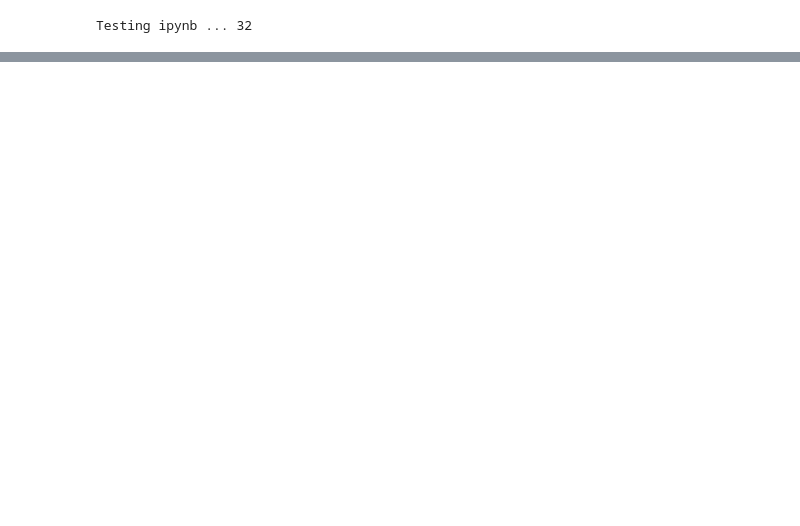
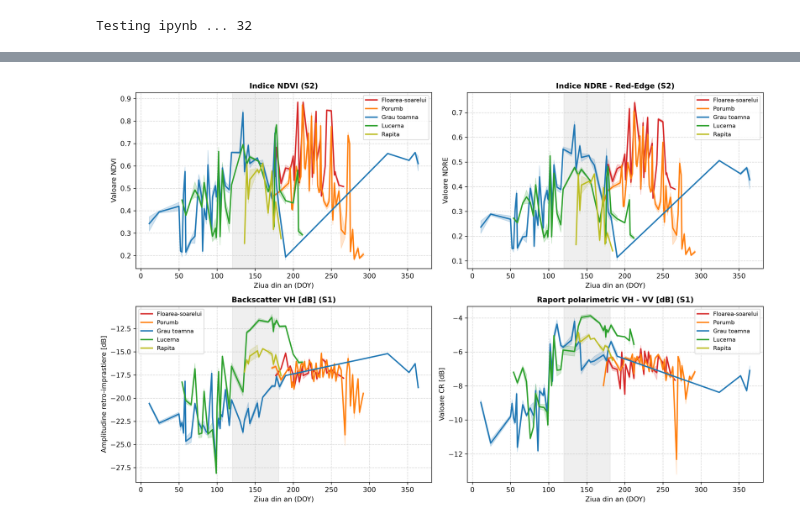
Before and after one commit to alexenache10/agritwin-dacia5, a Jupyter notebook: notebooks/00_dacia5_inspection.ipynb, the cells around one changed output, grey strips where cells are left out. Saved outputs shown, nothing was run; the diff lists cells and outputs as text; code cells hidden in the pictures; blank space fills up the shorter version.

```diff
--- a/notebooks/00_dacia5_inspection.ipynb
+++ b/notebooks/00_dacia5_inspection.ipynb
@@ -74,0 +280,94 @@ plt.close()
+# %%
+from scipy.io import loadmat
+
+sample_subset = df_meta[
+    df_meta["target"].isin([101, 108, 131, 151, 202])
+].sample(n=min(1200, len(df_meta)), random_state=42).copy()
+
+s1_base_train = DATA_ROOT / "32x32_patches/32x32_SAR+MSI_patches/problem1/training_2020-2023/sentinel1_patches_mat"
+s2_base_train = DATA_ROOT / "32x32_patches/32x32_SAR+MSI_patches/problem1/training_2020-2023/sentinel2_patches_mat"
+s1_base_test = DATA_ROOT / "32x32_patches/32x32_SAR+MSI_patches/problem1/test_2024/sentinel1_patches_mat"
+s2_base_test = DATA_ROOT / "32x32_patches/32x32_SAR+MSI_patches/problem1/test_2024/sentinel2_patches_mat"
+
+profile_records = []
+
+for _, r in sample_subset.iterrows():
+    s1_p = (s1_base_train if r["split"] == "train" else s1_base_test) / r["s1_filename"]
+    s2_p = (s2_base_train if r["split"] == "train" else s2_base_test) / r["s2_filename"]
+    if not (s1_p.exists() and s2_p.exists()):
+        continue
+
+    m1 = loadmat(str(s1_p))
+    m2 = loadmat(str(s2_p))
+    k1 = [k for k in m1.keys() if not k.startswith("__")][0]
+    k2 = [k for k in m2.keys() if not k.startswith("__")][0]
+
+    s1 = m1[k1].astype(np.float32)
+    s2 = m2[k2].astype(np.float32)
+
+    if s1.ndim == 3 and s1.shape[0] == 2:
+        s1 = np.transpose(s1, (1, 2, 0))
+    if s2.ndim == 3 and s2.shape[0] == 12:
+        s2 = np.transpose(s2, (1, 2, 0))
+
+    red = s2[:, :, 3].mean() / 10000.0
+    re1 = s2[:, :, 4].mean() / 10000.0
+    nir = s2[:, :, 7].mean() / 10000.0
+    swir = s2[:, :, 10].mean() / 10000.0
+
+    ndvi_val = (nir - red) / (nir + red + 1e-6)
+    ndre_val = (nir - re1) / (nir + re1 + 1e-6)
+    ndwi_val = (s2[:, :, 2].mean() / 10000.0 - nir) / (s2[:, :, 2].mean() / 10000.0 + nir + 1e-6)
+
+    vv_val = s1[:, :, 0].mean()
+    vh_val = s1[:, :, 1].mean()
+    cr_val = vh_val - vv_val
+
+    profile_records.append({
+        "crop_name": r["crop_name"],
+        "doy": r["doy"],
+        "ndvi": ndvi_val,
+        "ndre": ndre_val,
+        "ndwi": ndwi_val,
+        "vv": vv_val,
+        "vh": vh_val,
+        "cr": cr_val
+    })
+
+df_profiles = pd.DataFrame(profile_records)
+
+fig, axes = plt.subplots(2, 2, figsize=(14, 9), dpi=300)
+
+metrics = [
+    ("ndvi", "Indice NDVI (S2)", "Valoare NDVI", axes[0, 0]),
+    ("ndre", "Indice NDRE - Red-Edge (S2)", "Valoare NDRE", axes[0, 1]),
+    ("vh", "Backscatter VH [dB] (S1)", "Amplitudine retro-imprastiere [dB]", axes[1, 0]),
+    ("cr", "Raport polarimetric VH - VV [dB] (S1)", "Valoare CR [dB]", axes[1, 1])
+]
+
+crops = ["Grau toamna", "Porumb", "Floarea-soarelui", "Rapita", "Lucerna"]
+palette = {"Grau toamna": "#1f77b4", "Porumb": "#ff7f0e", "Floarea-soarelui": "#d62728", "Rapita": "#bcbd22", "Lucerna": "#2ca02c"}
+
+for col, title, ylabel, ax in metrics:
+    sns.lineplot(
+        data=df_profiles,
+        x="doy",
+        y=col,
+        hue="crop_name",
+        palette=palette,
+        ax=ax,
+        errorbar=("ci", 68),
+        linewidth=2
+    )
+    ax.set_title(title, fontsize=11, fontweight="bold")
+    ax.set_xlabel("Ziua din an (DOY)")
+    ax.set_ylabel(ylabel)
+    ax.grid(True, linestyle="--", alpha=0.5)
+    ax.axvspan(120, 181, color="gray", alpha=0.12)
+    ax.legend(frameon=True, fontsize=8.5, loc="best")
+
+plt.tight_layout()
+plt.savefig(DOCS_DIR / "eda_phenological_curves.png", dpi=300, bbox_inches="tight")
+plt.show()
+# %% [output]
+[figure, added]
```
Also changed, not shown: parts of 12 cells of this notebook, 20 other files.
